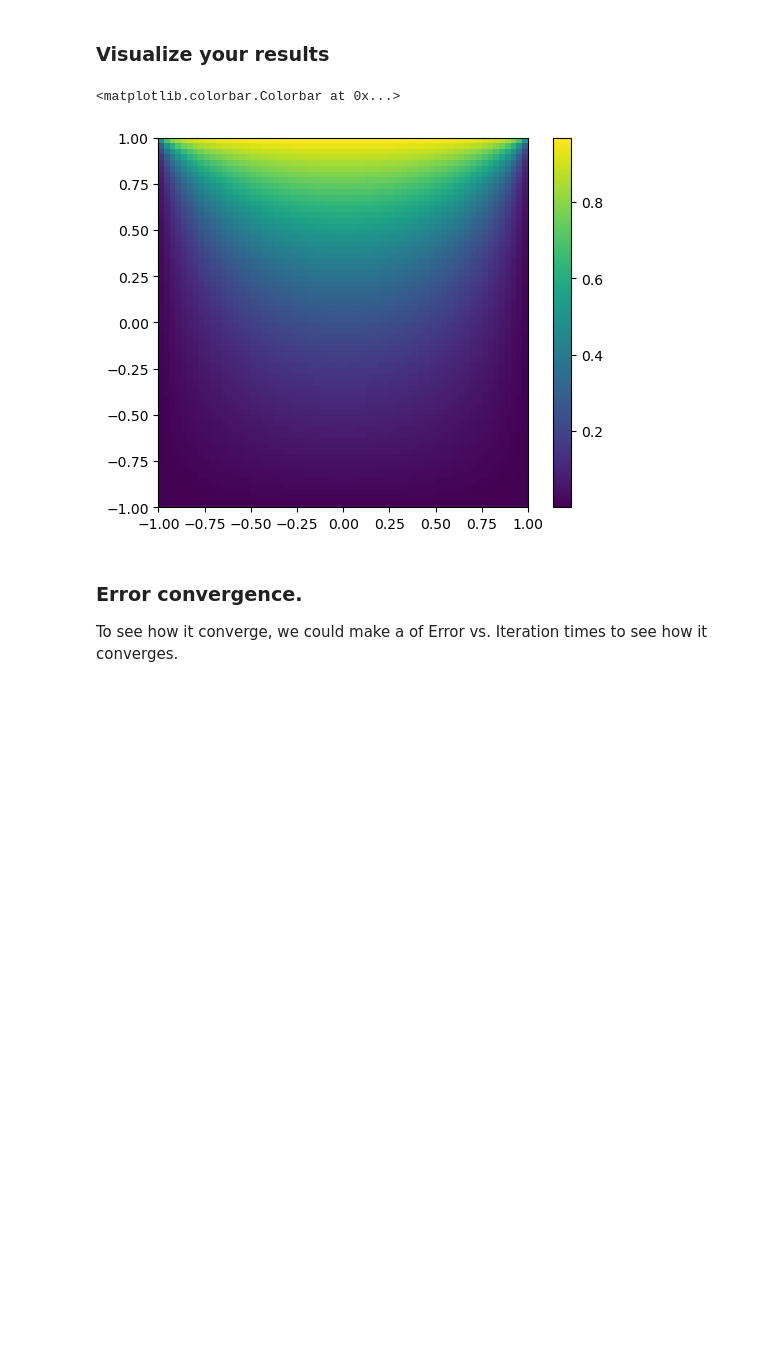
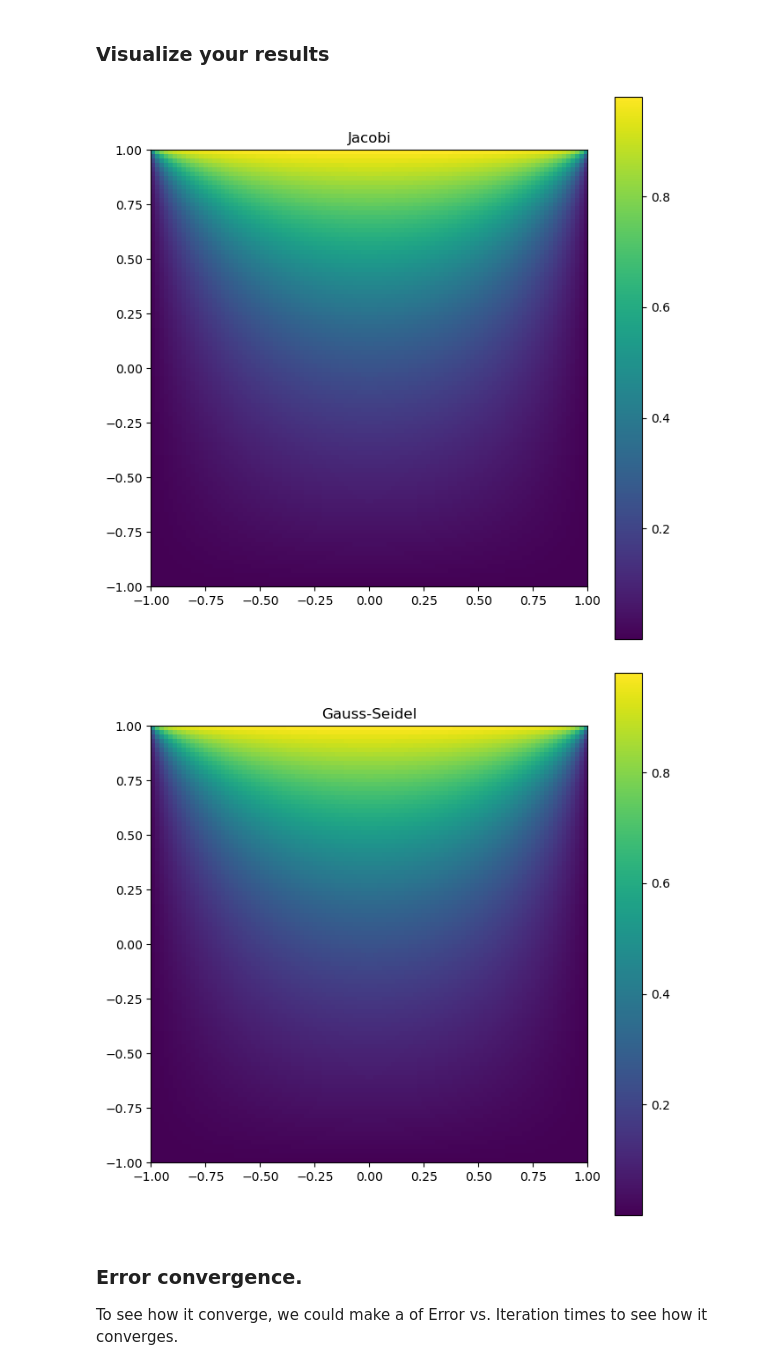
Before and after one commit to gary20000915/ComputationalPhysicsLab, a Jupyter notebook: Lab3/2_iteractive_methods.ipynb, the cells around one changed output. Cells and saved outputs as stored; diff of their text form; code cells hidden in the pictures; blank space fills up the shorter version.

```diff
--- a/Lab3/2_iteractive_methods.ipynb
+++ b/Lab3/2_iteractive_methods.ipynb
@@ -42,0 +45,24 @@ Time =  6.57
+# %%
+ini = setup()
+t1 = time.time()
+# name == Gauss or Jacobi
+j_arr = solve("Jacobi", ini[0], ini[1], ini[2])
+j_u   = j_arr[0]
+j_err = j_arr[1]
+j_n   = j_arr[2]
+j_N = np.linspace(0, int(j_n), int(j_n))
+t2 = time.time()
+
+ini = setup()
+t3 = time.time()
+# name == Gauss or Jacobi
+g_arr = solve("Gauss", ini[0], ini[1], ini[2])
+g_u   = g_arr[0]
+g_err = g_arr[1]
+g_n   = g_arr[2]
+g_N = np.linspace(0, int(g_n), int(g_n))
+t4 = time.time()
+
+print("Jocobi -> Time = ", np.round((t2-t1), 2))
+print("Gauss -> Time = ", np.round((t4-t3), 2))
+print("Done!")
@@ -44,14 +74,26 @@ Time =  6.57
 ### Visualize your results
 # %%
 # prune the margins
-u = np.delete(u, (0, -1), 0)
-u = np.delete(u, (0, -1), 1)
+j_u = np.delete(j_u, (0, -1), 0)
+j_u = np.delete(j_u, (0, -1), 1)
 
-plt.imshow(u, origin = 'lower', extent=[-1, 1, -1, 1])
+figure(figsize=(8, 8), dpi=100)
+plt.imshow(j_u, origin = 'lower', extent=[-1, 1, -1, 1])
 plt.colorbar()
+plt.title("Jacobi")
+plt.show()
+
+g_u = np.delete(g_u, (0, -1), 0)
+g_u = np.delete(g_u, (0, -1), 1)
+
+figure(figsize=(8, 8), dpi=100)
+plt.imshow(g_u, origin = 'lower', extent=[-1, 1, -1, 1])
+plt.colorbar()
+plt.title("Gauss-Seidel")
+plt.show()
 # %% [output]
-<matplotlib.colorbar.Colorbar at 0x...>
-[figure, old version]
+[figure, new version]
+[figure, added]
 # %% [markdown]
 ### Error convergence.
 
```
Also changed, not shown: parts of 6 cells of this notebook, 1 other file.
